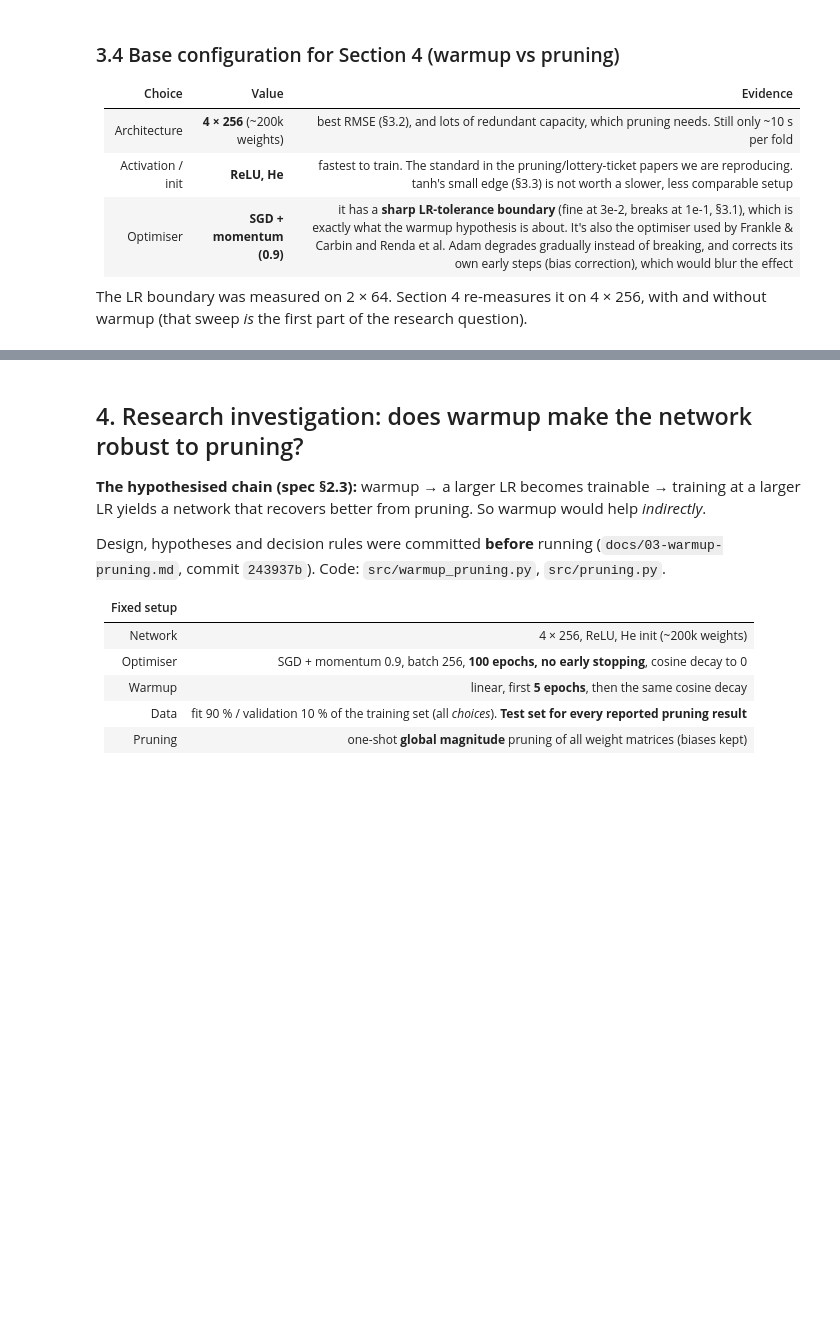
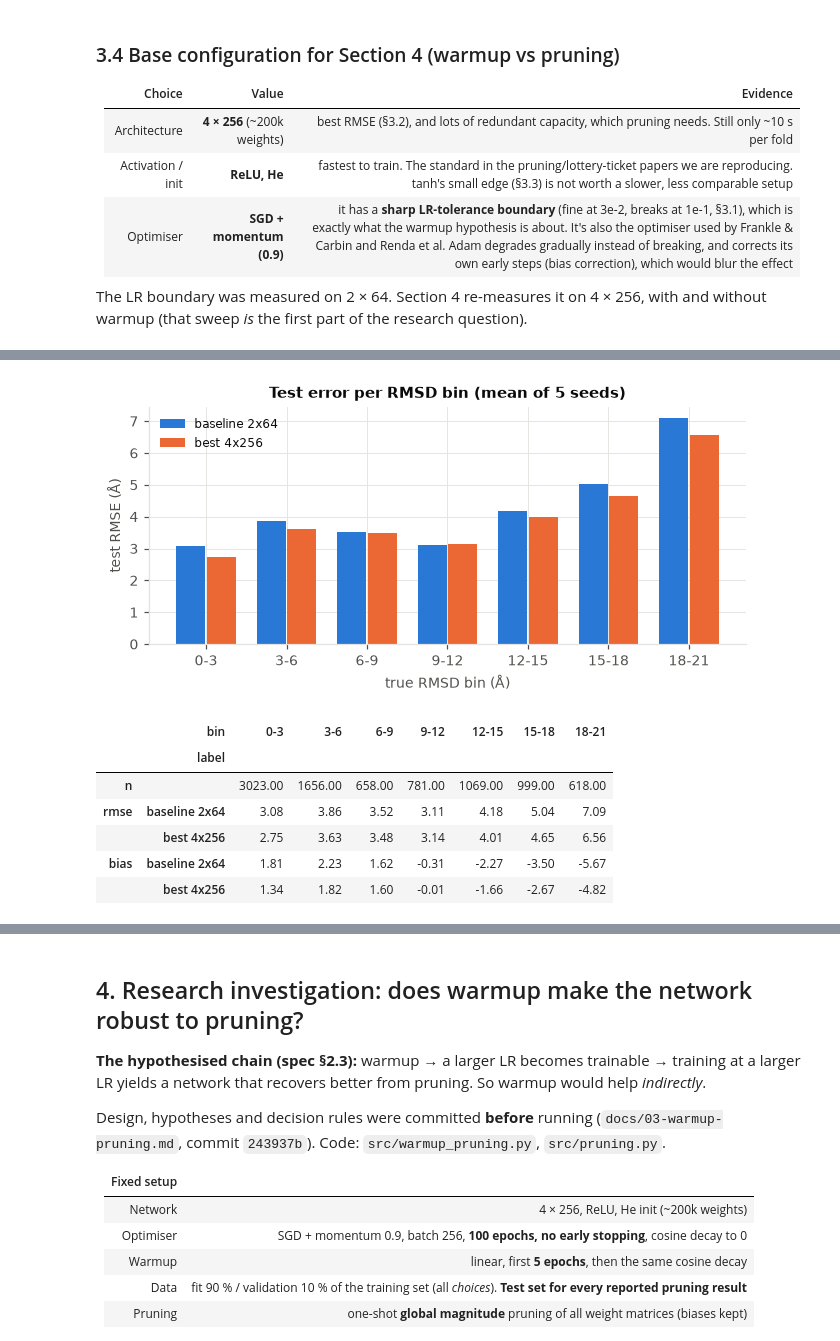
Before and after one commit to kyle-liebenberg/protein_folding_deviation_detection, a Jupyter notebook: notebooks/A1_protein_mlp.ipynb, the cells around one changed output, grey strips where cells are left out. Cells and saved outputs as stored; diff of their text form; code cells hidden in the pictures; blank space fills up the shorter version.

```diff
--- a/notebooks/A1_protein_mlp.ipynb
+++ b/notebooks/A1_protein_mlp.ipynb
@@ -1039,0 +1050,16 @@ The LR boundary was measured on 2 × 64. Section 4 re-measures it on 4 × 256, w
+# %%
+from src.final_evaluation import evaluate_on_test
+
+final_configs = {"baseline 2x64": BASELINE, "best 4x256": replace(BASELINE, hidden_sizes=(256,) * 4)}
+final_metrics, final_bins = evaluate_on_test(final_configs, train_df, test_df, rerun=RERUN)
+
+prep_full = Preprocessor().fit(train_df)
+reference = {}
+for name, model in [("predict the mean", DummyRegressor()), ("linear regression", LinearRegression())]:
+    model.fit(prep_full.transform_X(train_df), prep_full.transform_y(train_df).ravel())
+    y_hat = prep_full.inverse_transform_y(model.predict(prep_full.transform_X(test_df)))
+    reference[name] = regression_metrics(test_df[TARGET], y_hat)
+
+summary = final_metrics.groupby("label")[["rmse", "mae", "r2"]].agg(["mean", "std"])
+summary.columns = [f"{m}_{s}" for m, s in summary.columns]
+pd.concat([pd.DataFrame(reference).T.rename(columns={"rmse": "rmse_mean", "mae": "mae_mean", "r2": "r2_mean"}), summary]).round(3)
@@ -1039,0 +1072,25 @@ The LR boundary was measured on 2 × 64. Section 4 re-measures it on 4 × 256, w
+# %%
+test_bins = final_bins.groupby(["label", "bin"], sort=False)[["rmse", "bias"]].mean().unstack("label")
+test_bins.insert(0, "n", final_bins.groupby("bin", sort=False)["n"].first())
+
+x = np.arange(len(RMSD_BIN_LABELS))
+fig, ax = plt.subplots(figsize=(7, 2.8))
+for offset, (label, colour) in zip([-0.19, 0.19], [("baseline 2x64", BLUE), ("best 4x256", ORANGE)]):
+    ax.bar(x + offset, test_bins[("rmse", label)], width=0.36, color=colour, label=label)
+ax.set_xticks(x, RMSD_BIN_LABELS)
+ax.set_xlabel("true RMSD bin (Å)")
+ax.set_ylabel("test RMSE (Å)")
+ax.set_title("Test error per RMSD bin (mean of 5 seeds)")
+ax.legend()
+plotting.save(fig, "final_test_per_bin", "phase3")
+plt.show()
+test_bins.round(2).T
+# %% [output]
+[figure, added]
+|  | bin | 0-3 | 3-6 | 6-9 | 9-12 | 12-15 | 15-18 | 18-21 |
+|  | label |  |  |  |  |  |  |  |
+| n |  | 3023.00 | 1656.00 | 658.00 | 781.00 | 1069.00 | 999.00 | 618.00 |
+| rmse | baseline 2x64 | 3.08 | 3.86 | 3.52 | 3.11 | 4.18 | 5.04 | 7.09 |
+|  | best 4x256 | 2.75 | 3.63 | 3.48 | 3.14 | 4.01 | 4.65 | 6.56 |
+| bias | baseline 2x64 | 1.81 | 2.23 | 1.62 | -0.31 | -2.27 | -3.50 | -5.67 |
+|  | best 4x256 | 1.34 | 1.82 | 1.60 | -0.01 | -1.66 | -2.67 | -4.82 |
```
Also changed, not shown: parts of 12 cells of this notebook, 18 other files.
